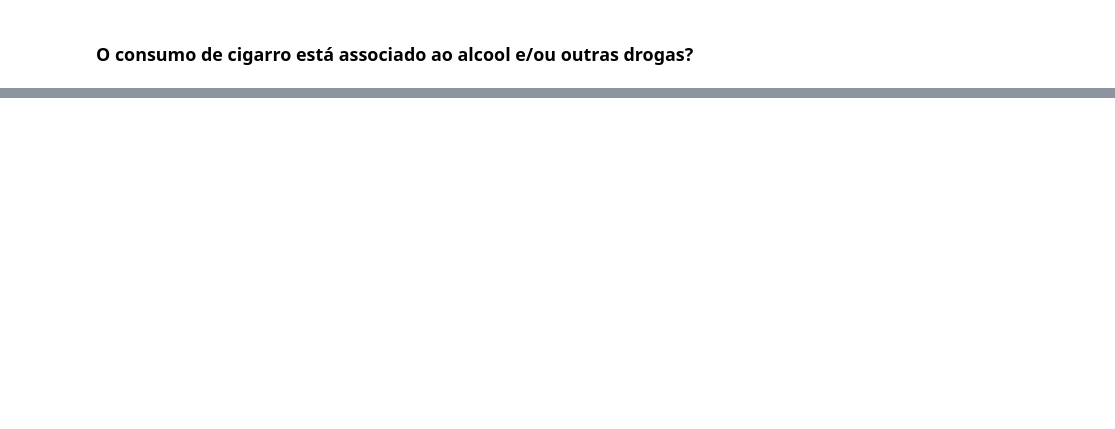
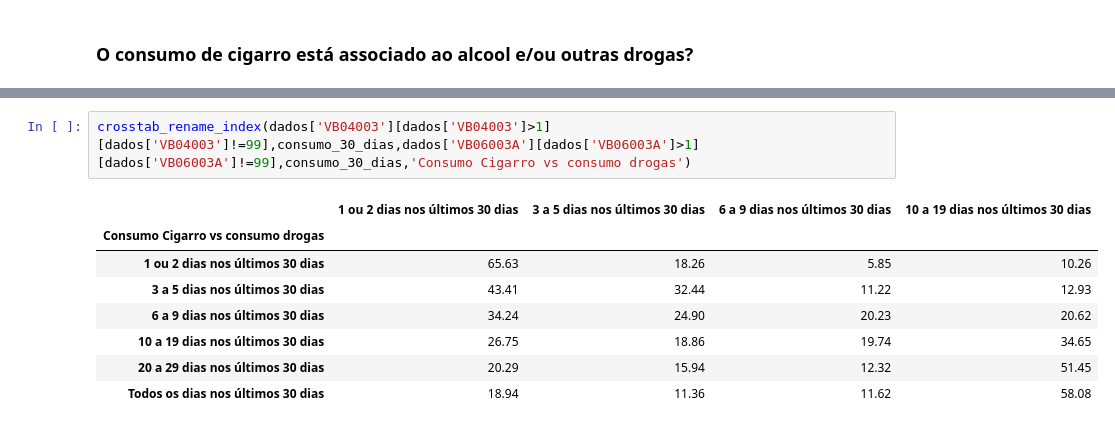
Before and after one commit to Igor-Arantes/Bootcamp-Data-Science-Aplicada, a Jupyter notebook: Igor_Arantes_Desafio_03.ipynb, the cells around one changed output, grey strips where cells are left out. Cells and saved outputs as stored; diff of their text form; blank space fills up the shorter version.

```diff
--- a/Igor_Arantes_Desafio_03.ipynb
+++ b/Igor_Arantes_Desafio_03.ipynb
@@ -517,0 +536,11 @@ sns.heatmap(data=data,cmap='YlOrRd')
+# %%
+crosstab_rename_index(dados['VB04003'][dados['VB04003']>1][dados['VB04003']!=99],consumo_30_dias,dados['VB06003A'][dados['VB06003A']>1][dados['VB06003A']!=99],consumo_30_dias,'Consumo Cigarro vs consumo drogas')
+# %% [output]
+|  | 1 ou 2 dias nos últimos 30 dias | 3 a 5 dias nos últimos 30 dias | 6 a 9 dias nos últimos 30 dias | 10 a 19 dias nos últimos 30 dias |
+| Consumo Cigarro vs consumo drogas |  |  |  |  |
+| 1 ou 2 dias nos últimos 30 dias | 65.63 | 18.26 | 5.85 | 10.26 |
+| 3 a 5 dias nos últimos 30 dias | 43.41 | 32.44 | 11.22 | 12.93 |
+| 6 a 9 dias nos últimos 30 dias | 34.24 | 24.90 | 20.23 | 20.62 |
+| 10 a 19 dias nos últimos 30 dias | 26.75 | 18.86 | 19.74 | 34.65 |
+| 20 a 29 dias nos últimos 30 dias | 20.29 | 15.94 | 12.32 | 51.45 |
+| Todos os dias nos últimos 30 dias | 18.94 | 11.36 | 11.62 | 58.08 |
```
Also changed, not shown: parts of 11 cells of this notebook.
